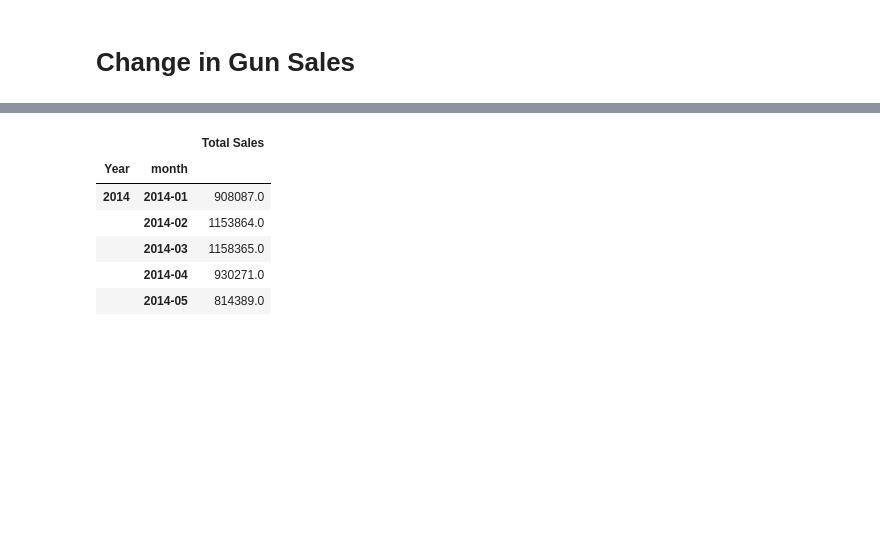
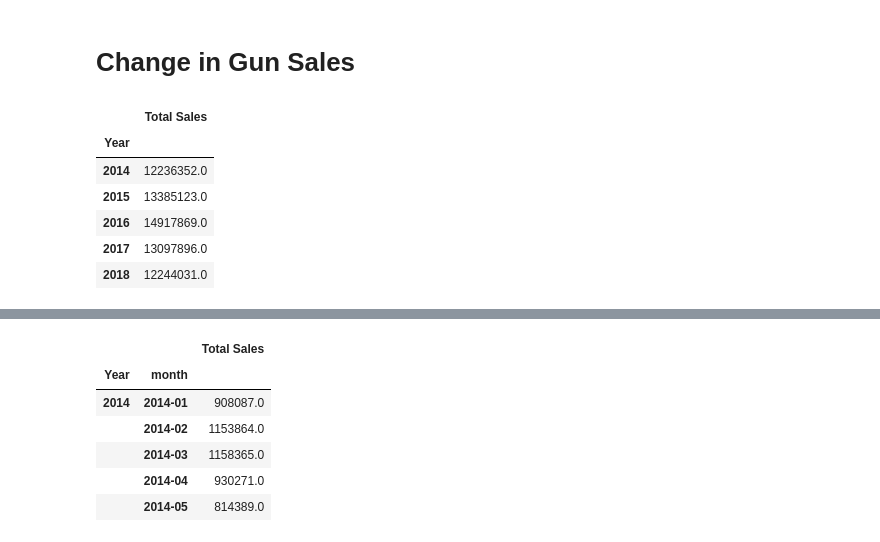
Before and after one commit to tmartinez52/Driving-Gun-Sales, a Jupyter notebook: Data Merged/project.ipynb, the cells around one changed output, grey strips where cells are left out. Cells and saved outputs as stored; diff of their text form; code cells hidden in the pictures; blank space fills up the shorter version.

```diff
--- a/Data Merged/project.ipynb
+++ b/Data Merged/project.ipynb
@@ -231,3 +231,16 @@ plt.title("Last Five Years Gun Sales")
 [figure]
 # %% [markdown]
 # Change in Gun Sales
+# %%
+group_gun_year=gun_df_1.groupby(["Year"])
+sum_val_year=group_gun_year["Total Sales"].sum()
+df_year=pd.DataFrame({"Total Sales":sum_val_year})
+df_year.head()
+# %% [output]
+|  | Total Sales |
+| Year |  |
+| 2014 | 12236352.0 |
+| 2015 | 13385123.0 |
+| 2016 | 14917869.0 |
+| 2017 | 13097896.0 |
+| 2018 | 12244031.0 |
```
Also changed, not shown: parts of 2 cells of this notebook, 1 other file.
